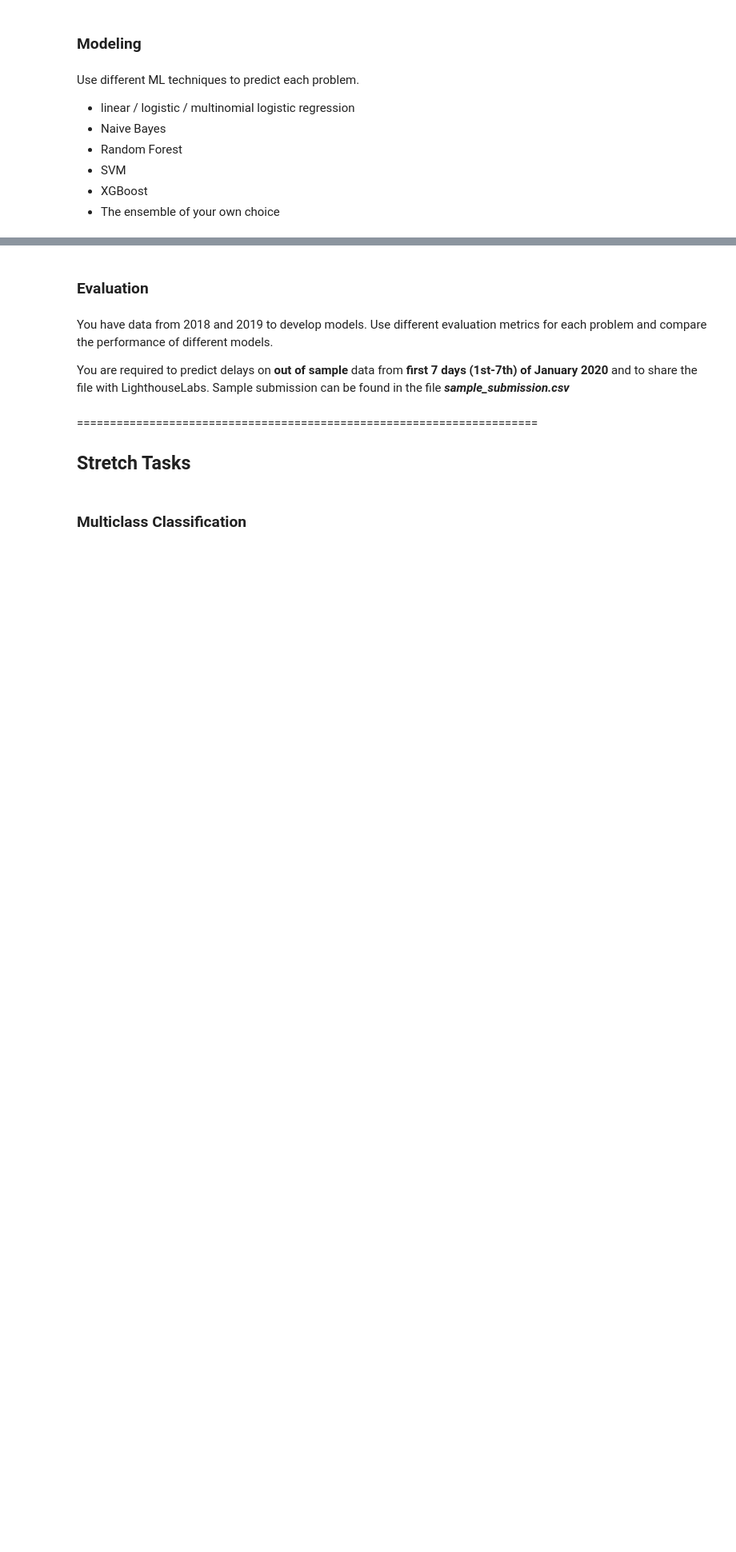
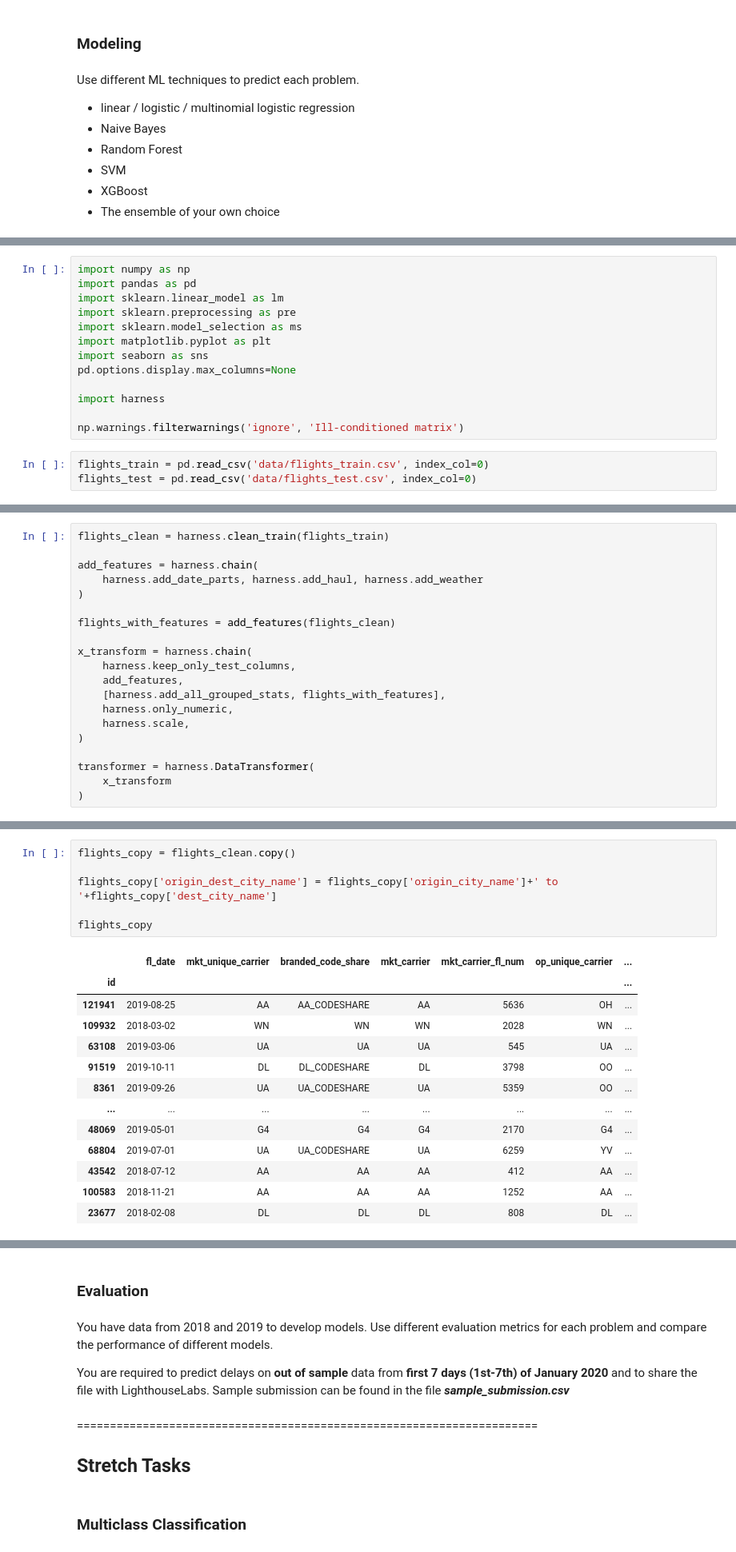
Before and after one commit to Noah2252/Lighthouse-Lab-Midterm-Project, a Jupyter notebook: modeling.ipynb, the cells around one changed output, grey strips where cells are left out. Shown at 80% size. Saved outputs shown, nothing was run; the diff lists cells and outputs as text; blank space fills up the shorter version.

Commit message:
cleaning

```diff
--- a/modeling.ipynb
+++ b/modeling.ipynb
@@ -268,0 +271,16 @@ Use different ML techniques to predict each problem.
+# %%
+import numpy as np
+import pandas as pd
+import sklearn.linear_model as lm
+import sklearn.preprocessing as pre
+import sklearn.model_selection as ms
+import matplotlib.pyplot as plt
+import seaborn as sns
+pd.options.display.max_columns=None
+
+import harness
+
+np.warnings.filterwarnings('ignore', 'Ill-conditioned matrix')
+# %%
+flights_train = pd.read_csv('data/flights_train.csv', index_col=0)
+flights_test = pd.read_csv('data/flights_test.csv', index_col=0)
@@ -268,0 +289,20 @@ Use different ML techniques to predict each problem.
+# %%
+flights_clean = harness.clean_train(flights_train)
+
+add_features = harness.chain(
+    harness.add_date_parts, harness.add_haul, harness.add_weather
+)
+
+flights_with_features = add_features(flights_clean)
+
+x_transform = harness.chain(
+    harness.keep_only_test_columns,
+    add_features,
+    [harness.add_all_grouped_stats, flights_with_features],
+    harness.only_numeric,
+    harness.scale,
+)
+
+transformer = harness.DataTransformer(
+    x_transform
+)
@@ -268,0 +356,20 @@ Use different ML techniques to predict each problem.
+# %%
+flights_copy = flights_clean.copy()
+
+flights_copy['origin_dest_city_name'] = flights_copy['origin_city_name']+' to '+flights_copy['dest_city_name']
+
+flights_copy
+# %% [output]
+|  | fl_date | mkt_unique_carrier | branded_code_share | mkt_carrier | mkt_carrier_fl_num | op_unique_carrier | ... |
+| id |  |  |  |  |  |  | ... |
+| 121941 | 2019-08-25 | AA | AA_CODESHARE | AA | 5636 | OH | ... |
+| 109932 | 2018-03-02 | WN | WN | WN | 2028 | WN | ... |
+| 63108 | 2019-03-06 | UA | UA | UA | 545 | UA | ... |
+| 91519 | 2019-10-11 | DL | DL_CODESHARE | DL | 3798 | OO | ... |
+| 8361 | 2019-09-26 | UA | UA_CODESHARE | UA | 5359 | OO | ... |
+| ... | ... | ... | ... | ... | ... | ... | ... |
+| 48069 | 2019-05-01 | G4 | G4 | G4 | 2170 | G4 | ... |
+| 68804 | 2019-07-01 | UA | UA_CODESHARE | UA | 6259 | YV | ... |
+| 43542 | 2018-07-12 | AA | AA | AA | 412 | AA | ... |
+| 100583 | 2018-11-21 | AA | AA | AA | 1252 | AA | ... |
+| 23677 | 2018-02-08 | DL | DL | DL | 808 | DL | ... |
```
Also changed, not shown: parts of 12 cells of this notebook, 1 other file.
